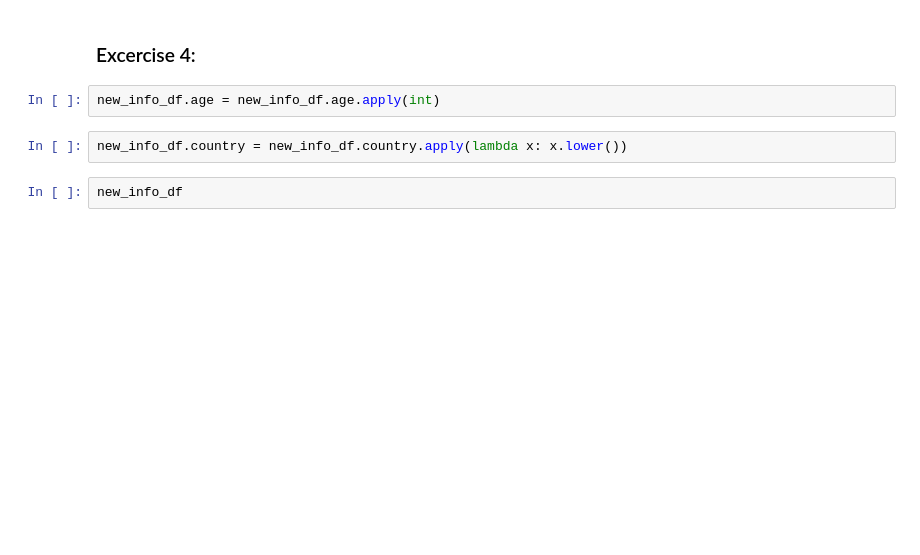
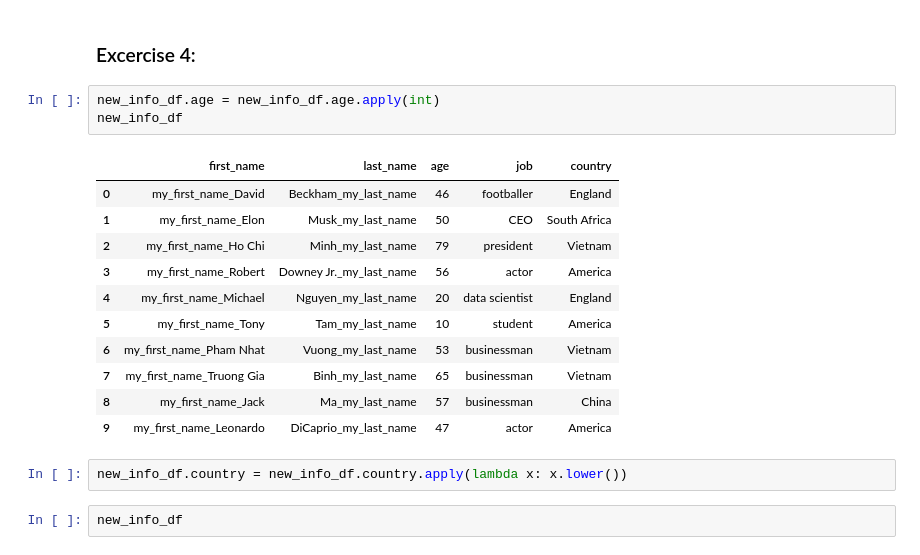
Before and after one commit to MinhHuuNguyen/mci-python, a Jupyter notebook: python_lv1/lectures/4_pandas_intro_solution.ipynb, the cells around one changed output. Saved outputs shown, nothing was run; the diff lists cells and outputs as text; blank space fills up the shorter version.

```diff
--- a/python_lv1/lectures/4_pandas_intro_solution.ipynb
+++ b/python_lv1/lectures/4_pandas_intro_solution.ipynb
@@ -235,6 +235,19 @@ new_info_df
 ### Excercise 4:
 # %%
 new_info_df.age = new_info_df.age.apply(int)
+new_info_df
+# %% [output]
+|  | first_name | last_name | age | job | country |
+| 0 | my_first_name_David | Beckham_my_last_name | 46 | footballer | England |
+| 1 | my_first_name_Elon | Musk_my_last_name | 50 | CEO | South Africa |
+| 2 | my_first_name_Ho Chi | Minh_my_last_name | 79 | president | Vietnam |
+| 3 | my_first_name_Robert | Downey Jr._my_last_name | 56 | actor | America |
+| 4 | my_first_name_Michael | Nguyen_my_last_name | 20 | data scientist | England |
+| 5 | my_first_name_Tony | Tam_my_last_name | 10 | student | America |
+| 6 | my_first_name_Pham Nhat | Vuong_my_last_name | 53 | businessman | Vietnam |
+| 7 | my_first_name_Truong Gia | Binh_my_last_name | 65 | businessman | Vietnam |
+| 8 | my_first_name_Jack | Ma_my_last_name | 57 | businessman | China |
+| 9 | my_first_name_Leonardo | DiCaprio_my_last_name | 47 | actor | America |
 # %%
 new_info_df.country = new_info_df.country.apply(lambda x: x.lower())
 # %%
```
Also changed, not shown: parts of 7 cells of this notebook, 6 other files.
